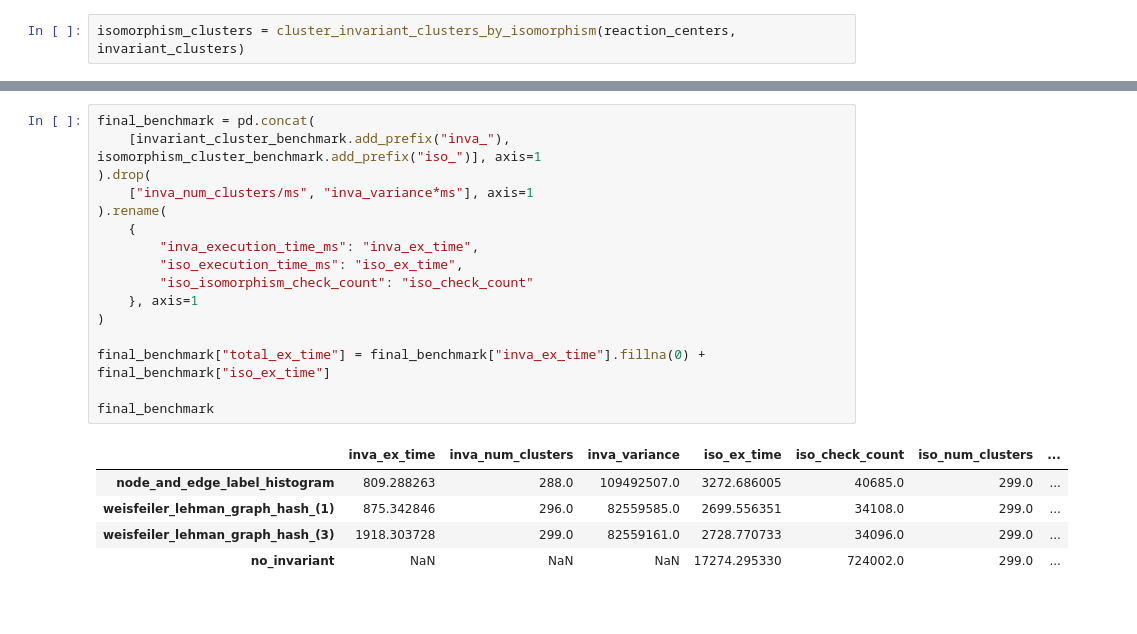
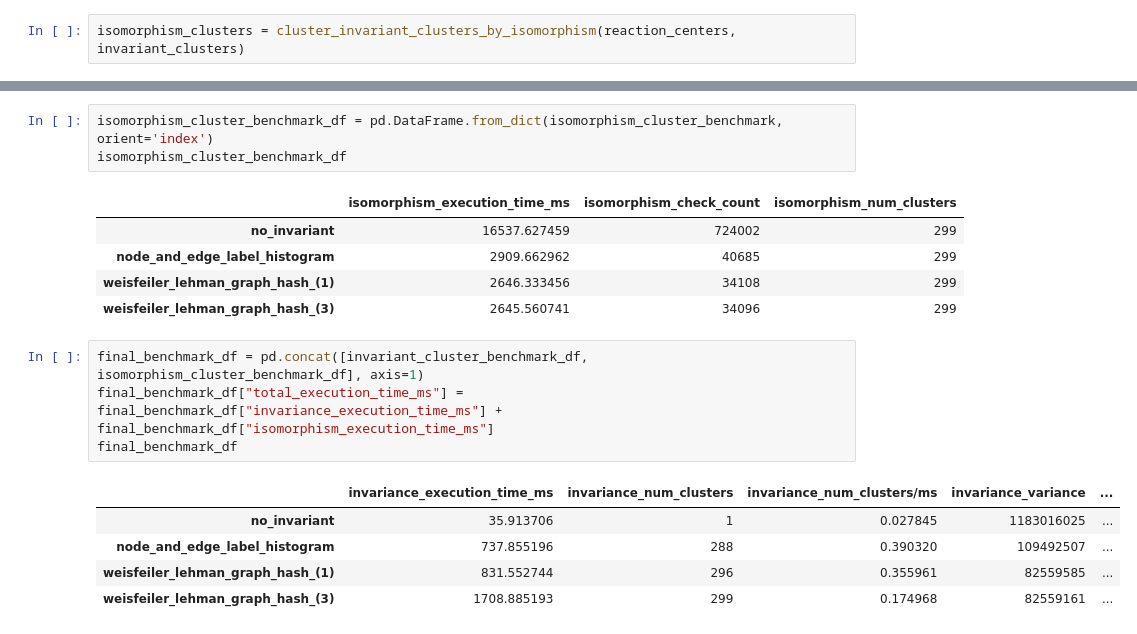
Before and after one commit to nils-schroeder/graph_theory_course, a Jupyter notebook: explore.ipynb, the cells around one changed output, grey strips where cells are left out. Saved outputs shown, nothing was run; the diff lists cells and outputs as text; blank space fills up the shorter version.

```diff
--- a/main.ipynb
+++ b/explore.ipynb
@@ -81,22 +67,19 @@ isomorphism_cluster_benchmark
-# %%
-final_benchmark = pd.concat(
-    [invariant_cluster_benchmark.add_prefix("inva_"), isomorphism_cluster_benchmark.add_prefix("iso_")], axis=1
-).drop(
-    ["inva_num_clusters/ms", "inva_variance*ms"], axis=1
-).rename(
-    {
-        "inva_execution_time_ms": "inva_ex_time",
-        "iso_execution_time_ms": "iso_ex_time",
-        "iso_isomorphism_check_count": "iso_check_count"
-    }, axis=1
-)
-
-final_benchmark["total_ex_time"] = final_benchmark["inva_ex_time"].fillna(0) + final_benchmark["iso_ex_time"]
-
-final_benchmark
-# %% [output]
-|  | inva_ex_time | inva_num_clusters | inva_variance | iso_ex_time | iso_check_count | iso_num_clusters | ... |
-| node_and_edge_label_histogram | 809.288263 | 288.0 | 109492507.0 | 3272.686005 | 40685.0 | 299.0 | ... |
-| weisfeiler_lehman_graph_hash_(1) | 875.342846 | 296.0 | 82559585.0 | 2699.556351 | 34108.0 | 299.0 | ... |
-| weisfeiler_lehman_graph_hash_(3) | 1918.303728 | 299.0 | 82559161.0 | 2728.770733 | 34096.0 | 299.0 | ... |
-| no_invariant | NaN | NaN | NaN | 17274.295330 | 724002.0 | 299.0 | ... |
+# %%
+isomorphism_cluster_benchmark_df = pd.DataFrame.from_dict(isomorphism_cluster_benchmark, orient='index')
+isomorphism_cluster_benchmark_df
+# %% [output]
+|  | isomorphism_execution_time_ms | isomorphism_check_count | isomorphism_num_clusters |
+| no_invariant | 16537.627459 | 724002 | 299 |
+| node_and_edge_label_histogram | 2909.662962 | 40685 | 299 |
+| weisfeiler_lehman_graph_hash_(1) | 2646.333456 | 34108 | 299 |
+| weisfeiler_lehman_graph_hash_(3) | 2645.560741 | 34096 | 299 |
+# %%
+final_benchmark_df = pd.concat([invariant_cluster_benchmark_df, isomorphism_cluster_benchmark_df], axis=1)
+final_benchmark_df["total_execution_time_ms"] = final_benchmark_df["invariance_execution_time_ms"] + final_benchmark_df["isomorphism_execution_time_ms"]
+final_benchmark_df
+# %% [output]
+|  | invariance_execution_time_ms | invariance_num_clusters | invariance_num_clusters/ms | invariance_variance | ... |
+| no_invariant | 35.913706 | 1 | 0.027845 | 1183016025 | ... |
+| node_and_edge_label_histogram | 737.855196 | 288 | 0.390320 | 109492507 | ... |
+| weisfeiler_lehman_graph_hash_(1) | 831.552744 | 296 | 0.355961 | 82559585 | ... |
+| weisfeiler_lehman_graph_hash_(3) | 1708.885193 | 299 | 0.174968 | 82559161 | ... |
```
Also changed, not shown: parts of 14 cells of this notebook, 4 other files.
